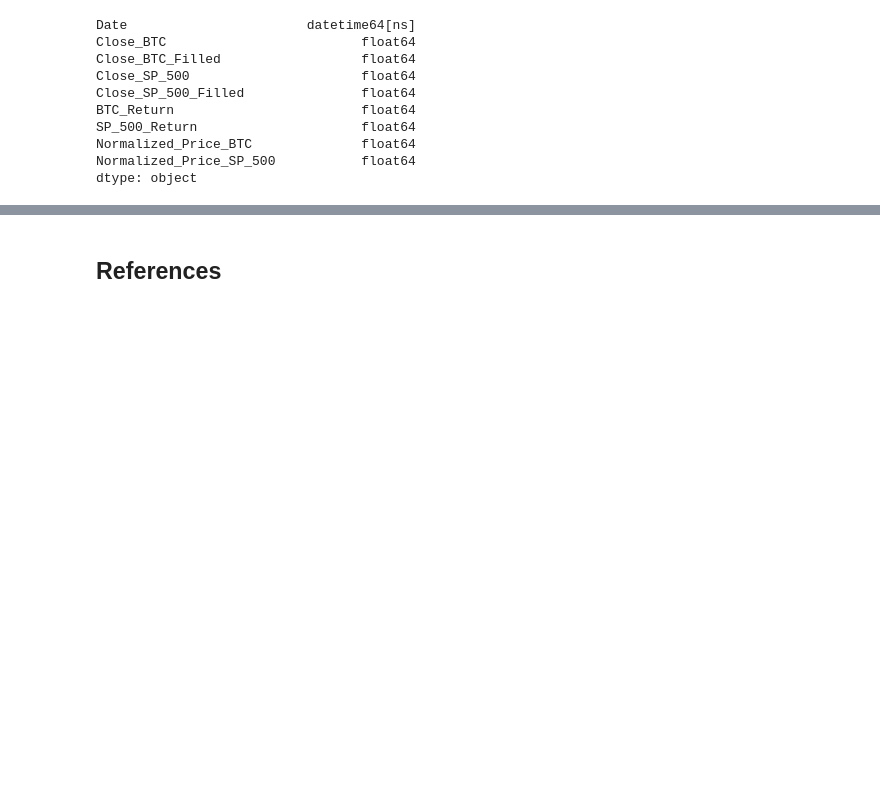
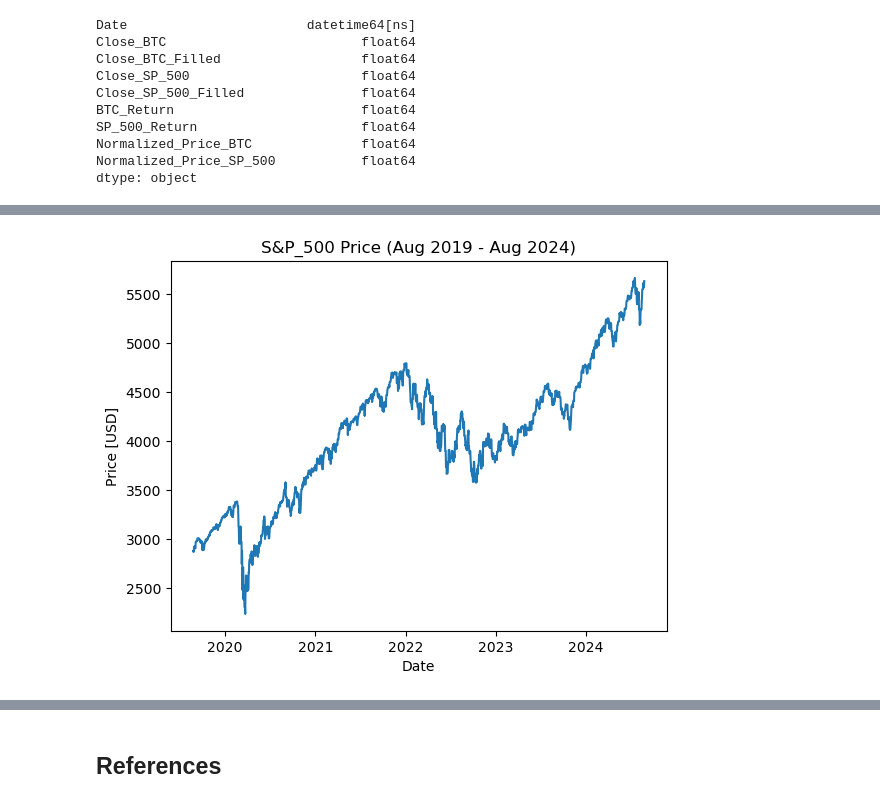
Before and after one commit to kostadinlambov/Bitcoin-and-Stock-Market-Correlation, a Jupyter notebook: Notebook/Bitcoin_and_Stock_Market_Correlation.ipynb, the cells around one changed output, grey strips where cells are left out. Drawn from its saved outputs; the diff is of its cells as text; code cells hidden in the pictures; blank space fills up the shorter version.

```diff
--- a/Notebook/Bitcoin_and_Stock_Market_Correlation.ipynb
+++ b/Notebook/Bitcoin_and_Stock_Market_Correlation.ipynb
@@ -473,0 +514,10 @@ dtype: object
+# %%
+dates_sp_500 = data_tidy.Date
+prices_normalized_sp_500  = data_tidy.Close_SP_500_Filled
+title = 'S&P_500 Price (Aug 2019 - Aug 2024)'
+
+labels = ['Date', 'Price [USD]']
+
+plot_market_data(dates_sp_500, prices_normalized_sp_500, labels, title)
+# %% [output]
+[figure, added]
```
Also changed, not shown: parts of 11 cells of this notebook, 1 other file.
